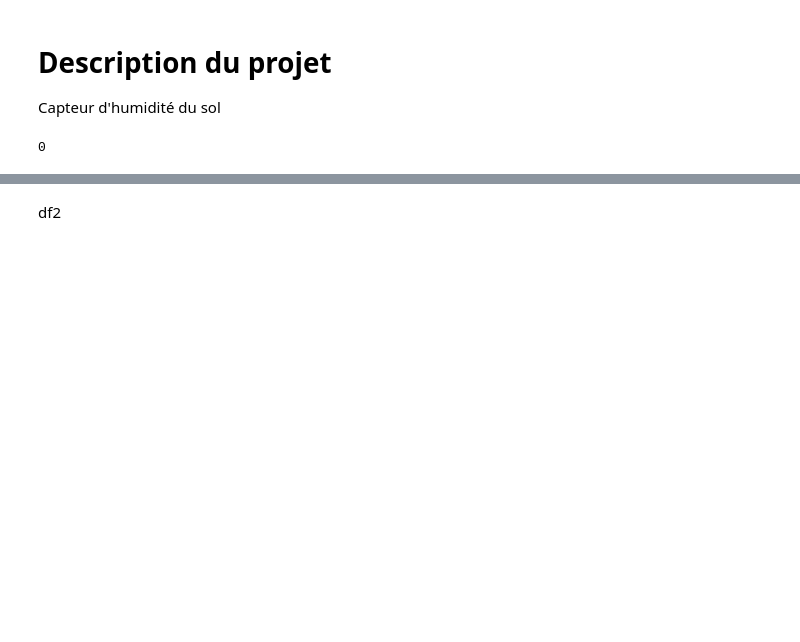
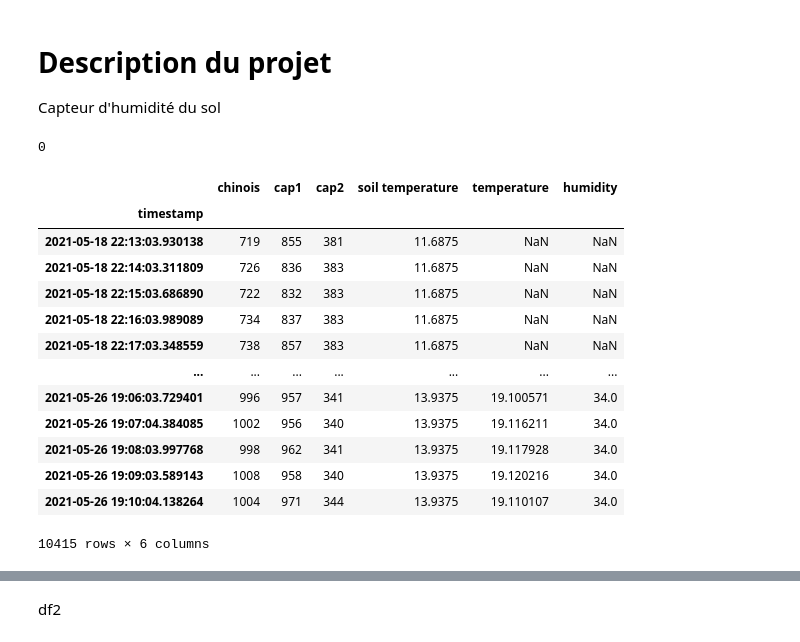
Before and after one commit to Iomys/E2_watering, a Jupyter notebook: report/Analyse des capteur.ipynb, the cells around one changed output, grey strips where cells are left out. Saved outputs shown, nothing was run; the diff lists cells and outputs as text; code cells hidden in the pictures; blank space fills up the shorter version.

```diff
--- a/report/Analyse des capteur.ipynb
+++ b/report/Analyse des capteur.ipynb
@@ -15,4 +15,20 @@ os.system('scp pi@192.168.1.204:/home/pi/E2_watering/report/soil_moisture.csv  /
 0
 # %%
 df = pd.read_csv('soil_moisture.csv', parse_dates=True,index_col='timestamp',sep='\s*,\s*',engine='python')
+df
+# %% [output]
+|  | chinois | cap1 | cap2 | soil temperature | temperature | humidity |
+| timestamp |  |  |  |  |  |  |
+| 2021-05-18 22:13:03.930138 | 719 | 855 | 381 | 11.6875 | NaN | NaN |
+| 2021-05-18 22:14:03.311809 | 726 | 836 | 383 | 11.6875 | NaN | NaN |
+| 2021-05-18 22:15:03.686890 | 722 | 832 | 383 | 11.6875 | NaN | NaN |
+| 2021-05-18 22:16:03.989089 | 734 | 837 | 383 | 11.6875 | NaN | NaN |
+| 2021-05-18 22:17:03.348559 | 738 | 857 | 383 | 11.6875 | NaN | NaN |
+| ... | ... | ... | ... | ... | ... | ... |
+| 2021-05-26 19:06:03.729401 | 996 | 957 | 341 | 13.9375 | 19.100571 | 34.0 |
+| 2021-05-26 19:07:04.384085 | 1002 | 956 | 340 | 13.9375 | 19.116211 | 34.0 |
+| 2021-05-26 19:08:03.997768 | 998 | 962 | 341 | 13.9375 | 19.117928 | 34.0 |
+| 2021-05-26 19:09:03.589143 | 1008 | 958 | 340 | 13.9375 | 19.120216 | 34.0 |
+| 2021-05-26 19:10:04.138264 | 1004 | 971 | 344 | 13.9375 | 19.110107 | 34.0 |
+10415 rows × 6 columns
 # %%
```
Also changed, not shown: parts of 6 cells of this notebook.
